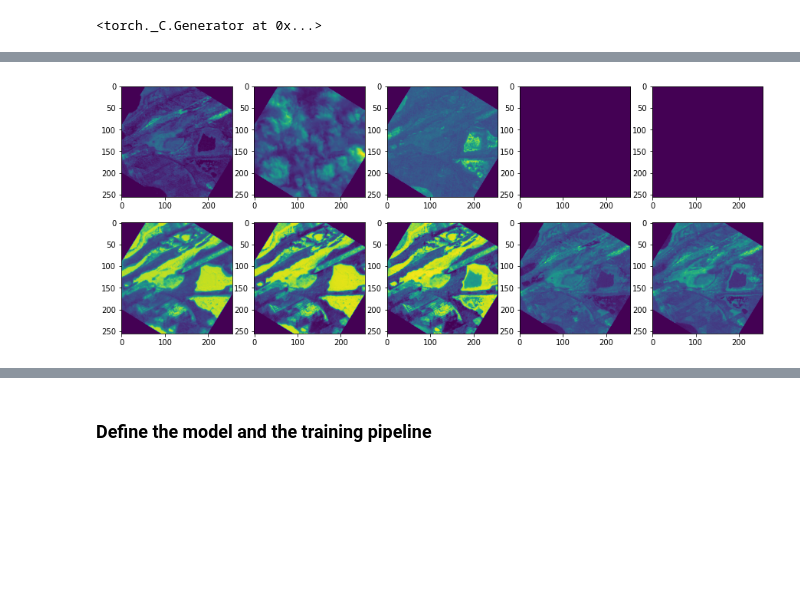
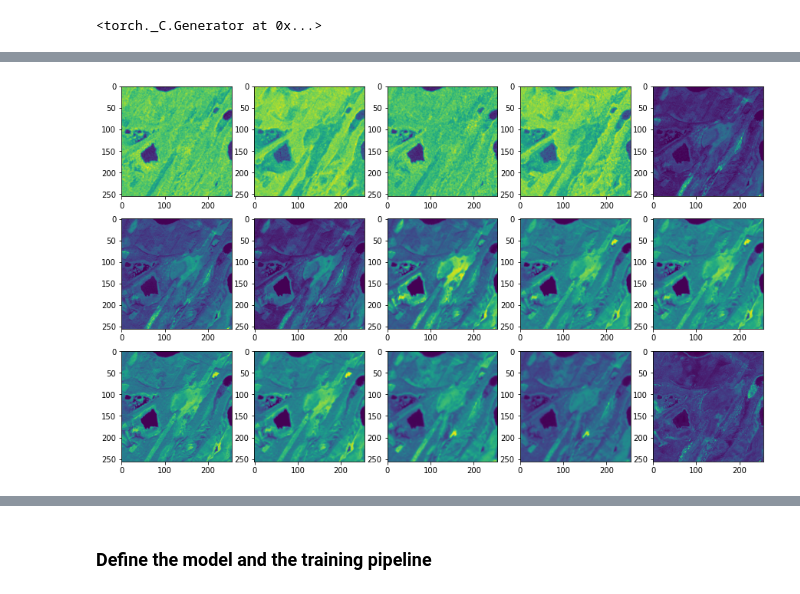
Before and after one commit to amedyukhina/biomassters, a Jupyter notebook: biomassters_all_times_unet_3D.ipynb, the cells around one changed output, grey strips where cells are left out. Drawn from its saved outputs; the diff is of its cells as text; code cells hidden in the pictures; blank space fills up the shorter version.

```diff
--- a/biomassters_all_times_unet_3D.ipynb
+++ b/biomassters_all_times_unet_3D.ipynb
@@ -124,7 +119,18 @@ STDS = STDS.reshape(-1,1,1)
+# %%
+MEANS_S1, STDS_S1 = np.load(data_path + rf's1_mean_std.npy')
+MEANS_S1 = MEANS_S1.reshape(-1,1,1)
+STDS_S1 = STDS_S1.reshape(-1,1,1)
+
+MEANS_S2, STDS_S2 = np.load(data_path + rf's2_mean_std.npy')
+MEANS_S2 = MEANS_S2.reshape(-1,1,1)
+STDS_S2 = STDS_S2.reshape(-1,1,1)
+
+MEANS = np.concatenate([MEANS_S1, MEANS_S2])
+STDS = np.concatenate([STDS_S1, STDS_S2])
 # %% [markdown]
 ### Define a dataset
 # %%
-class SentinelDataset2(Dataset):
+class SentinelDataset(Dataset):
     def __init__(self, chip_ids, img_dir, label_dir=None,
                  transform=None):
         self.chip_ids = chip_ids
@@ -138,16 +144,21 @@ class SentinelDataset2(Dataset):
     def __getitem__(self, idx):
         image = []
         for month in range(12):
-            img = get_image(os.path.join(self.img_dir,
-                                          rf"{self.chip_ids[idx]}_{MODE}_{month:02d}.tif"))
-            img = torch.tensor(img.astype(np.float32))
-            image.append(img)
+            img1 = get_image(os.path.join(self.img_dir,
+                                          rf"{self.chip_ids[idx]}_S1_{month:02d}.tif"),
+                             len(MEANS_S1))
+            img1 = torch.tensor(img1.astype(np.float32))
+            img2 = get_image(os.path.join(self.img_dir,
+                                          rf"{self.chip_ids[idx]}_S2_{month:02d}.tif"),
+                             len(MEANS_S2))
+            img2 = torch.tensor(img2.astype(np.float32))
+            image.append(torch.concat([img1, img2]))
         image = torch.stack(image)
         t, c, h, w = image.shape
 
         if self.label_dir is not None:
             label = get_image(os.path.join(self.label_dir,
-                                           rf"{self.chip_ids[idx]}_agbm.tif"))
+                                           rf"{self.chip_ids[idx]}_agbm.tif"), 1)
             label_filt = ndimage.median_filter(label[0], 3)
             label_filt = torch.tensor(label_filt.astype(np.float32)).unsqueeze(0)
             label = torch.tensor(label.astype(np.float32))
@@ -160,26 +171,25 @@ class SentinelDataset2(Dataset):
                                                  label, label_filt]))
             label = image[-2:-1]
             label_filt = image[-1:]
-            # image = image[:-2].reshape(t, c, PATCH_SIZE, PATCH_SIZE)
             image = image[:-2].reshape(t, c, h, w)
 
         image = torch.stack([(img - torch.tensor(MEANS))/torch.tensor(STDS)
                 for img in image])
+        image[image < -100] = 0
 
         return image, label, label_filt
 # %%
 train_transforms = transforms.Compose([
         transforms.RandomHorizontalFlip(),
         transforms.RandomVerticalFlip(),
-        transforms.RandomRotation(degrees=180),
-        # transforms.RandomCrop(PATCH_SIZE, pad_if_needed=True),
+        # transforms.RandomRotation(degrees=180),
     ])
 # %%
-train_ds = SentinelDataset2(train_ids, train_img_dir, label_dir,
+train_ds = SentinelDataset(train_ids, train_img_dir, label_dir,
                             transform=train_transforms
                             )
-val_ds = SentinelDataset2(val_ids, train_img_dir, label_dir)
-train_dataloader = DataLoader(train_ds, batch_size=8,
+val_ds = SentinelDataset(val_ids, train_img_dir, label_dir)
+train_dataloader = DataLoader(train_ds, batch_size=4,
                               shuffle=True, num_workers = 2)
 valid_dataloader = DataLoader(val_ds, batch_size=4,
                               shuffle=False, num_workers = 2)
@@ -200,12 +210,12 @@ imgs.shape, labels.shape
 # %%
 cols = 5
-rows = 2
+rows = 3
 s = 3
 fig, axes = plt.subplots(rows, cols, figsize=(s*cols, s*rows))
-for img, ax in zip(imgs.transpose(1,2)[0][0], axes.ravel()):
+for img, ax in zip(imgs[0][0], axes.ravel()):
     ax.imshow(img.numpy())
 # %% [output]
-[figure, old version]
+[figure, new version]
 # %%
 # Show ground truth
 plt.imshow(labels_filt[0][0].numpy())
```
Also changed, not shown: parts of 16 cells of this notebook.
